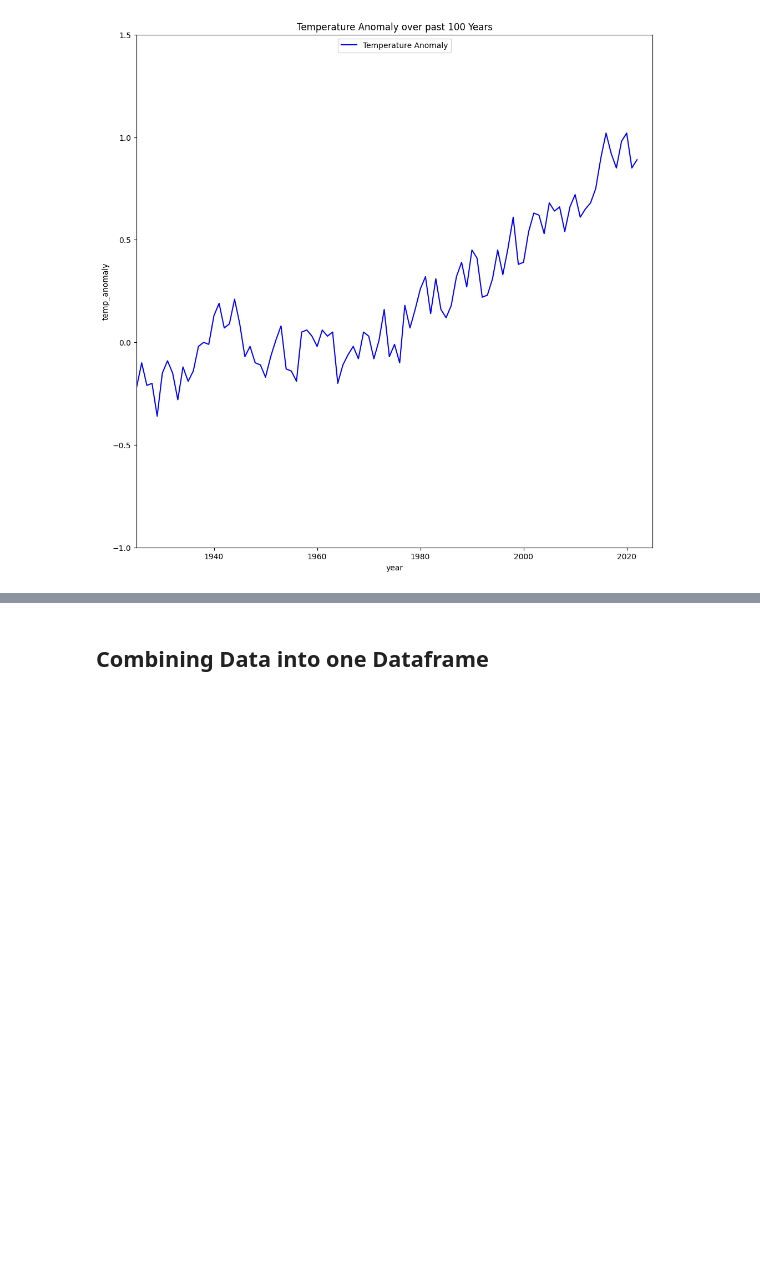
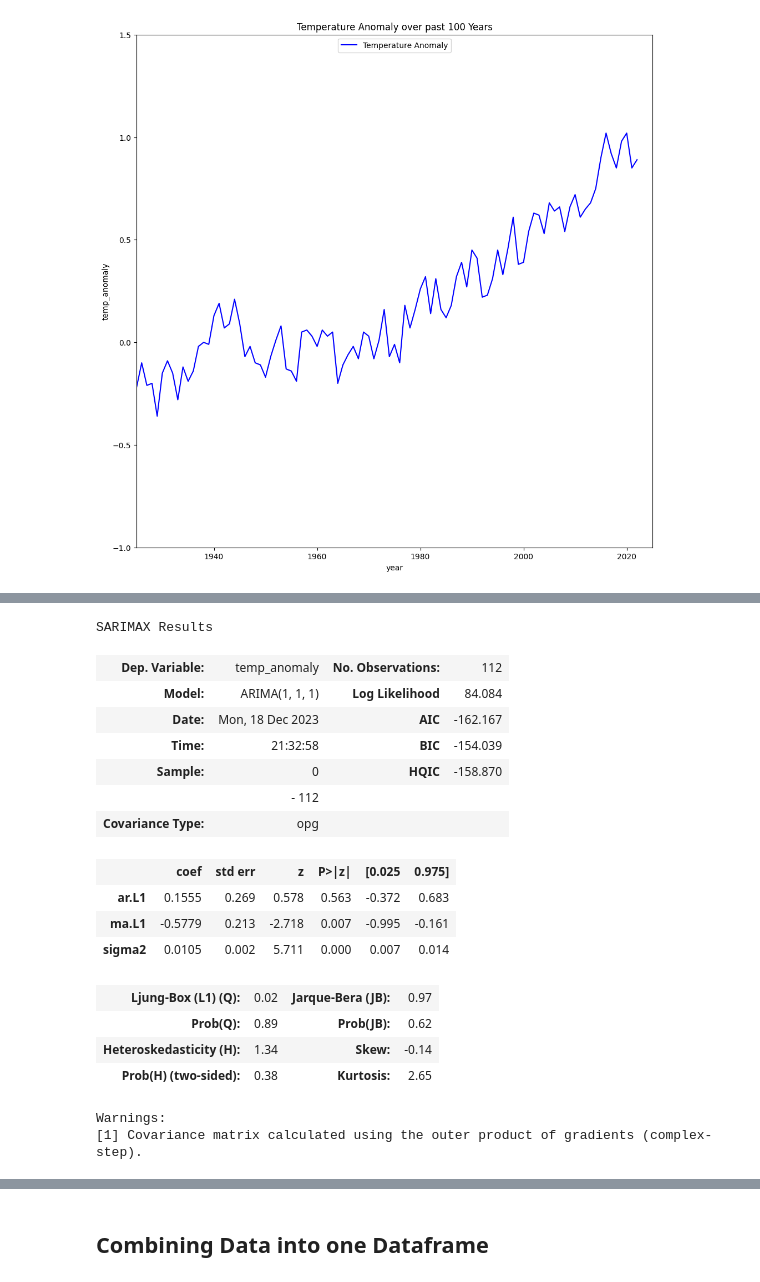
Before and after one commit to rachel-king4/PfDA_Assignment_2, a Jupyter notebook: pfda_assignment_2.ipynb, the cells around one changed output, grey strips where cells are left out. Saved outputs shown, nothing was run; the diff lists cells and outputs as text; code cells hidden in the pictures; blank space fills up the shorter version.

```diff
--- a/pfda_assignment_2.ipynb
+++ b/pfda_assignment_2.ipynb
@@ -459,0 +470,23 @@ plt.legend(loc='upper center')
+# %%
+model = ARIMA(last100years.temp_anomaly, order=(1,1,1))
+model_fit = model.fit()
+model_fit.summary()
+# %% [output]
+SARIMAX Results
+| Dep. Variable: | temp_anomaly | No. Observations: | 112 |
+| Model: | ARIMA(1, 1, 1) | Log Likelihood | 84.084 |
+| Date: | Mon, 18 Dec 2023 | AIC | -162.167 |
+| Time: | 21:32:58 | BIC | -154.039 |
+| Sample: | 0 | HQIC | -158.870 |
+|  | - 112 |  |  |
+| Covariance Type: | opg |  |  |
+|  | coef | std err | z | P>|z| | [0.025 | 0.975] |
+| ar.L1 | 0.1555 | 0.269 | 0.578 | 0.563 | -0.372 | 0.683 |
+| ma.L1 | -0.5779 | 0.213 | -2.718 | 0.007 | -0.995 | -0.161 |
+| sigma2 | 0.0105 | 0.002 | 5.711 | 0.000 | 0.007 | 0.014 |
+| Ljung-Box (L1) (Q): | 0.02 | Jarque-Bera (JB): | 0.97 |
+| Prob(Q): | 0.89 | Prob(JB): | 0.62 |
+| Heteroskedasticity (H): | 1.34 | Skew: | -0.14 |
+| Prob(H) (two-sided): | 0.38 | Kurtosis: | 2.65 |
+Warnings:
+[1] Covariance matrix calculated using the outer product of gradients (complex-step).
```
Also changed, not shown: parts of 4 cells of this notebook.
